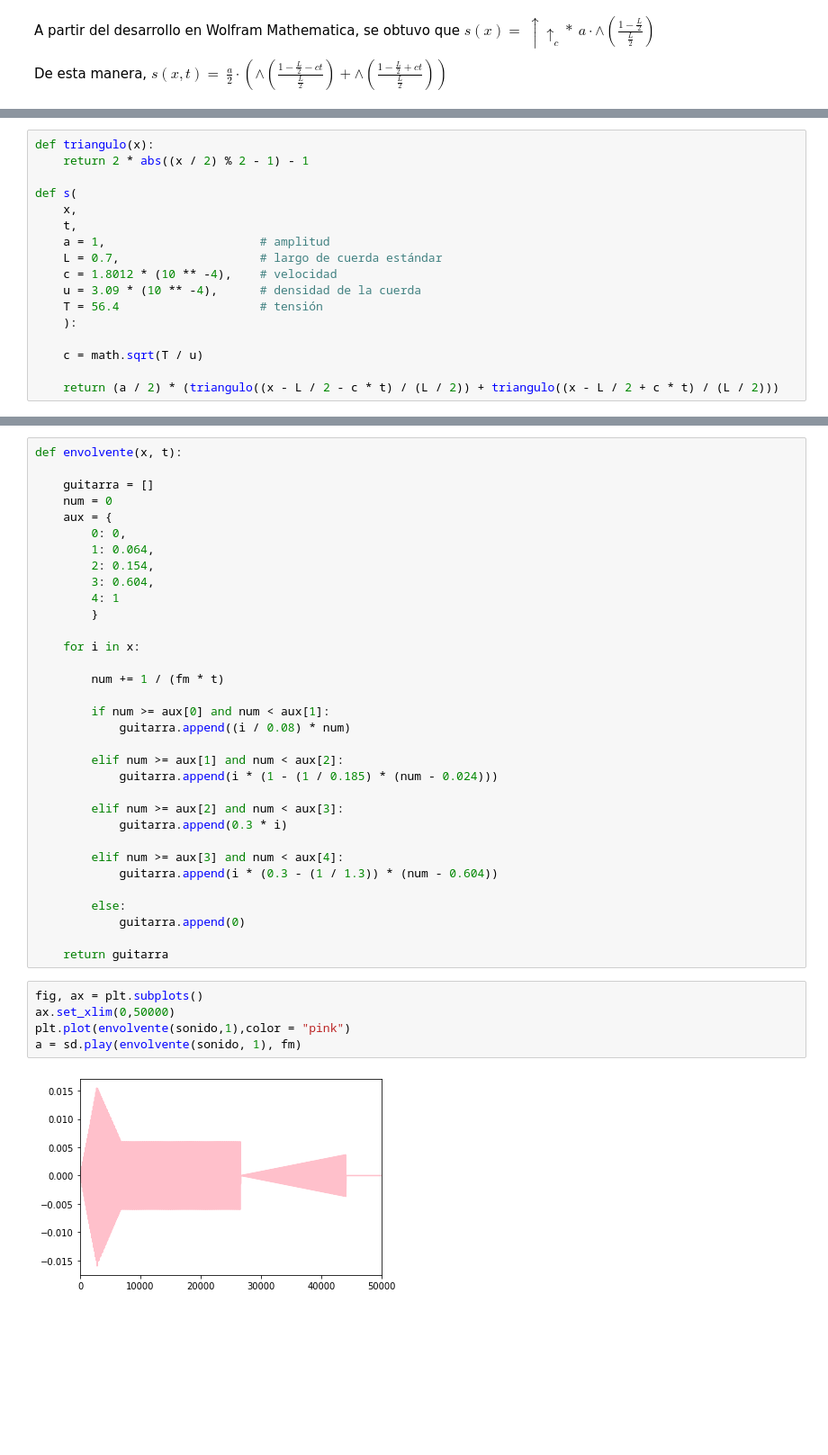
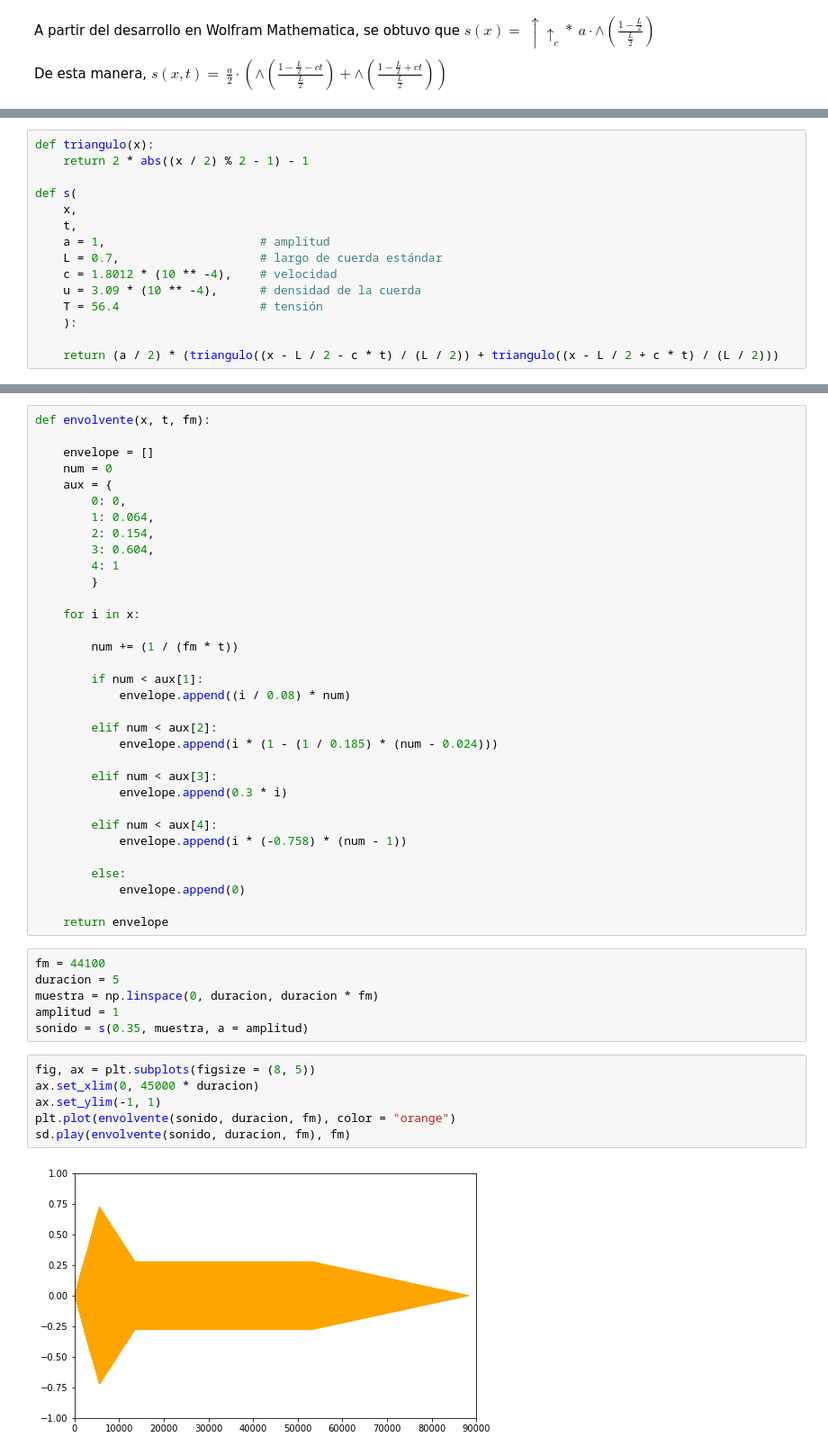
Before and after one commit to ivanvlam/IEE2103, a Jupyter notebook: proyecto.ipynb, the cells around one changed output, grey strips where cells are left out. Shown at 90% size. Saved outputs shown, nothing was run; the diff lists cells and outputs as text; blank space fills up the shorter version.

Commit message:
Avance cuerdas guitarra

```diff
--- a/proyecto.ipynb
+++ b/proyecto.ipynb
@@ -26,8 +27,6 @@ def s(
     T = 56.4                    # tensión
     ):
 
-    c = math.sqrt(T / u)
-
     return (a / 2) * (triangulo((x - L / 2 - c * t) / (L / 2)) + triangulo((x - L / 2 + c * t) / (L / 2)))
 # %%
 '''
@@ -89,7 +104,7 @@ sonido = s(0.35, muestra, a = 0.02)
 # %%
-def envolvente(x, t):
+def envolvente(x, t, fm):
 
-    guitarra = []
+    envelope = []
     num = 0
     aux = {
         0: 0,
@@ -101,28 +116,35 @@ def envolvente(x, t):
 
     for i in x:
 
-        num += 1 / (fm * t)
+        num += (1 / (fm * t))
 
-        if num >= aux[0] and num < aux[1]:
-            guitarra.append((i / 0.08) * num)
+        if num < aux[1]:
+            envelope.append((i / 0.08) * num)
 
-        elif num >= aux[1] and num < aux[2]:
-            guitarra.append(i * (1 - (1 / 0.185) * (num - 0.024)))
+        elif num < aux[2]:
+            envelope.append(i * (1 - (1 / 0.185) * (num - 0.024)))
 
-        elif num >= aux[2] and num < aux[3]:
-            guitarra.append(0.3 * i)
+        elif num < aux[3]:
+            envelope.append(0.3 * i)
 
-        elif num >= aux[3] and num < aux[4]:
-            guitarra.append(i * (0.3 - (1 / 1.3)) * (num - 0.604))
+        elif num < aux[4]:
+            envelope.append(i * (-0.758) * (num - 1))
 
         else:
-            guitarra.append(0)
+            envelope.append(0)
 
-    return guitarra
+    return envelope
+# %%
+fm = 44100
+duracion = 5
+muestra = np.linspace(0, duracion, duracion * fm)
+amplitud = 1
+sonido = s(0.35, muestra, a = amplitud)
 # %%
-fig, ax = plt.subplots()
-ax.set_xlim(0,50000)
-plt.plot(envolvente(sonido,1),color = "pink")
-a = sd.play(envolvente(sonido, 1), fm)
+fig, ax = plt.subplots(figsize = (8, 5))
+ax.set_xlim(0, 45000 * duracion)
+ax.set_ylim(-1, 1)
+plt.plot(envolvente(sonido, duracion, fm), color = "orange")
+sd.play(envolvente(sonido, duracion, fm), fm)
 # %% [output]
-[figure, old version]
+[figure, new version]
```
Also changed, not shown: parts of 7 cells of this notebook.
